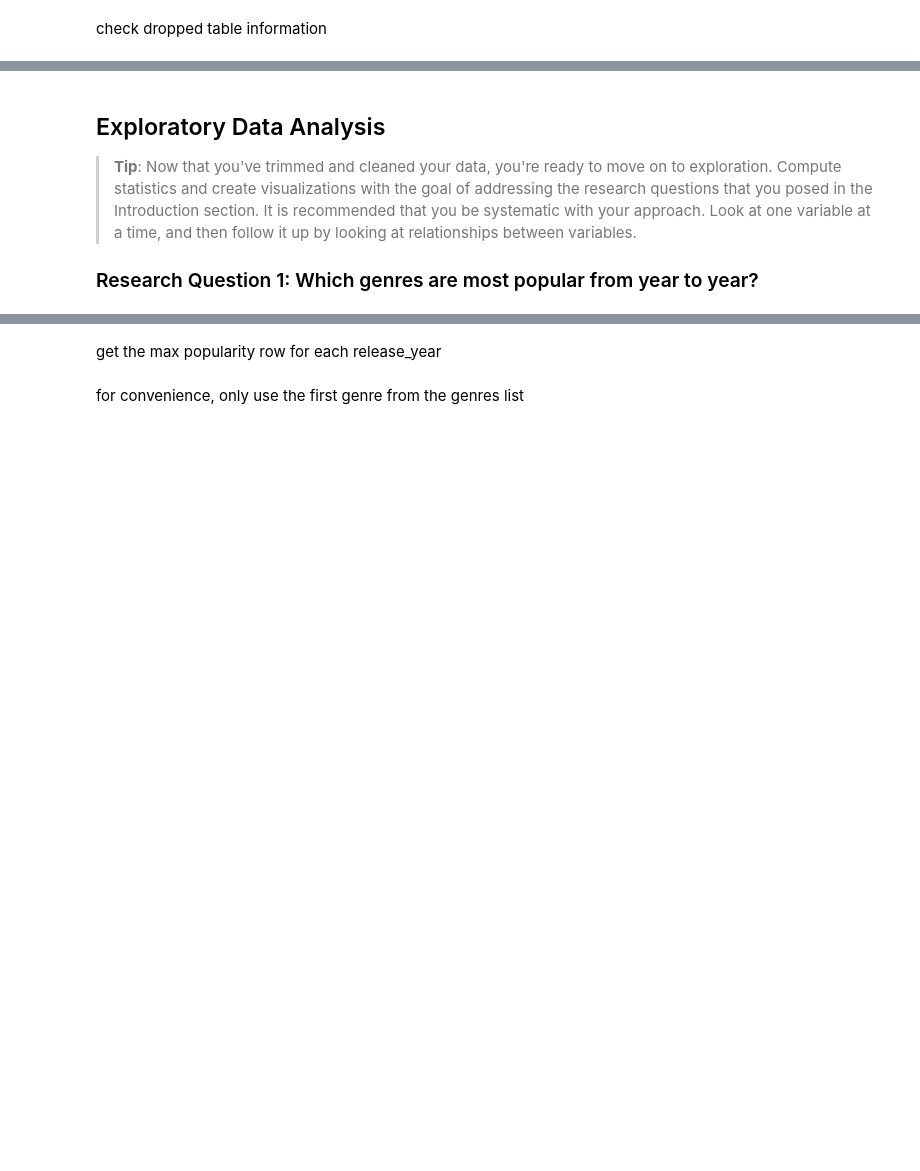
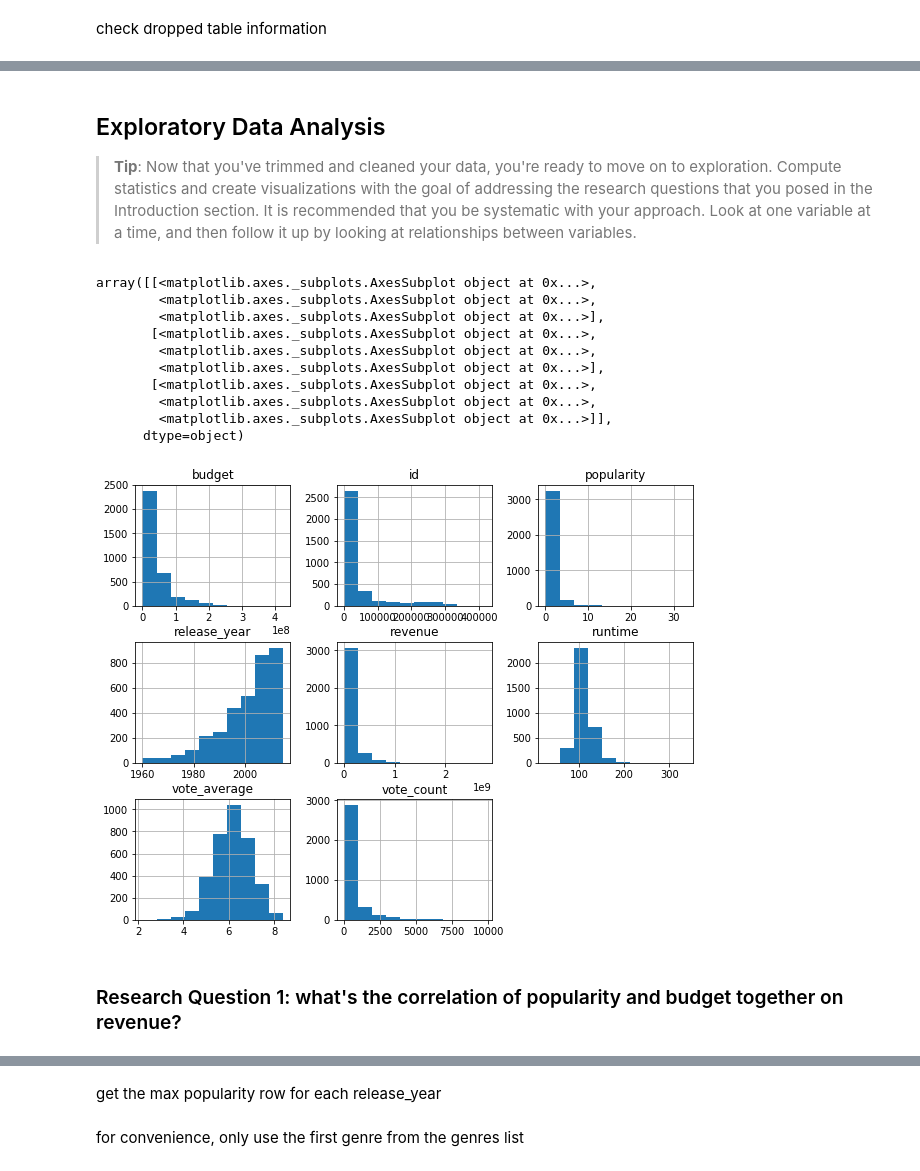
Before and after one commit to aqing1987/s-app-layer, a Jupyter notebook: udacity/ml-engineer-basic/investigate-a-dataset/investigate-tmdb-movies.ipynb, the cells around one changed output, grey strips where cells are left out. Cells and saved outputs as stored; diff of their text form; code cells hidden in the pictures; blank space fills up the shorter version.

```diff
--- a/udacity/ml-engineer-basic/investigate-a-dataset/investigate-tmdb-movies.ipynb
+++ b/udacity/ml-engineer-basic/investigate-a-dataset/investigate-tmdb-movies.ipynb
@@ -127,0 +124,5 @@ df.head()
+# %%
+# filter datasets for rows 'budget', 'revenue',  'runtime' are not zero, which is creating noise in our analysis
+df = df.query('budget != 0')
+df = df.query('revenue != 0')
+df = df.query('runtime != 0')
@@ -127,0 +139,4 @@ df.head()
+# %%
+df.drop_duplicates(inplace=True)
+# print number of duplicates again to confirm dedupe - should be 0
+sum(df.duplicated())
@@ -130,8 +159,23 @@ df.head()
 ## Exploratory Data Analysis
 
 > **Tip**: Now that you've trimmed and cleaned your data, you're ready to move on to exploration. Compute statistics and create visualizations with the goal of addressing the research questions that you posed in the Introduction section. It is recommended that you be systematic with your approach. Look at one variable at a time, and then follow it up by looking at relationships between variables.
-
-### Research Question 1: Which genres are most popular from year to year?
+# %%
+# check the entire frame hist information
+df.hist(figsize=(10, 8))
+# %% [output]
+array([[<matplotlib.axes._subplots.AxesSubplot object at 0x...>,
+        <matplotlib.axes._subplots.AxesSubplot object at 0x...>,
+        <matplotlib.axes._subplots.AxesSubplot object at 0x...>],
+       [<matplotlib.axes._subplots.AxesSubplot object at 0x...>,
+        <matplotlib.axes._subplots.AxesSubplot object at 0x...>,
+        <matplotlib.axes._subplots.AxesSubplot object at 0x...>],
+       [<matplotlib.axes._subplots.AxesSubplot object at 0x...>,
+        <matplotlib.axes._subplots.AxesSubplot object at 0x...>,
+        <matplotlib.axes._subplots.AxesSubplot object at 0x...>]],
+      dtype=object)
+[figure, added]
+# %% [markdown]
+### Research Question 1: what's the correlation of popularity and budget together on revenue?
 # %%
 # Use this, and more code cells, to explore your data. Don't forget to add
 #   Markdown cells to document your observations and findings.
```
Also changed, not shown: parts of 16 cells of this notebook.
